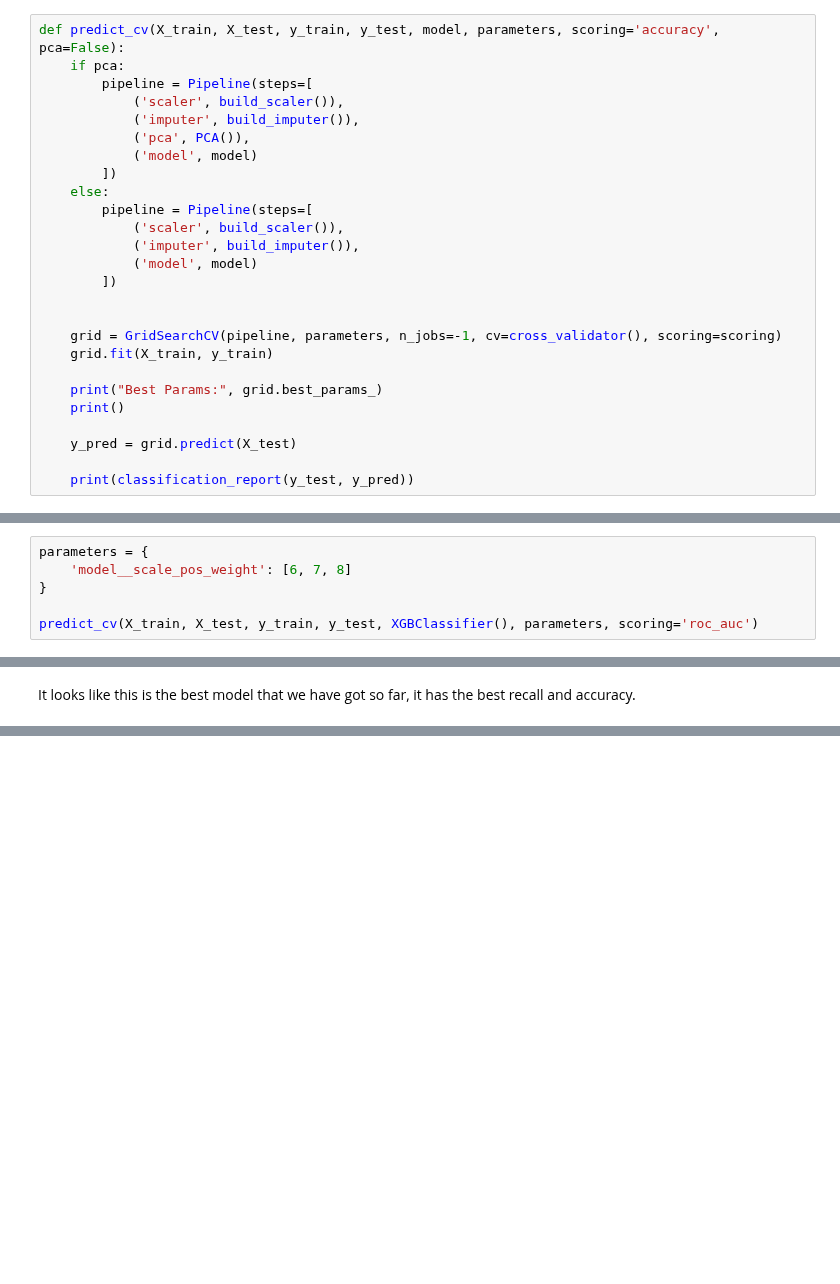
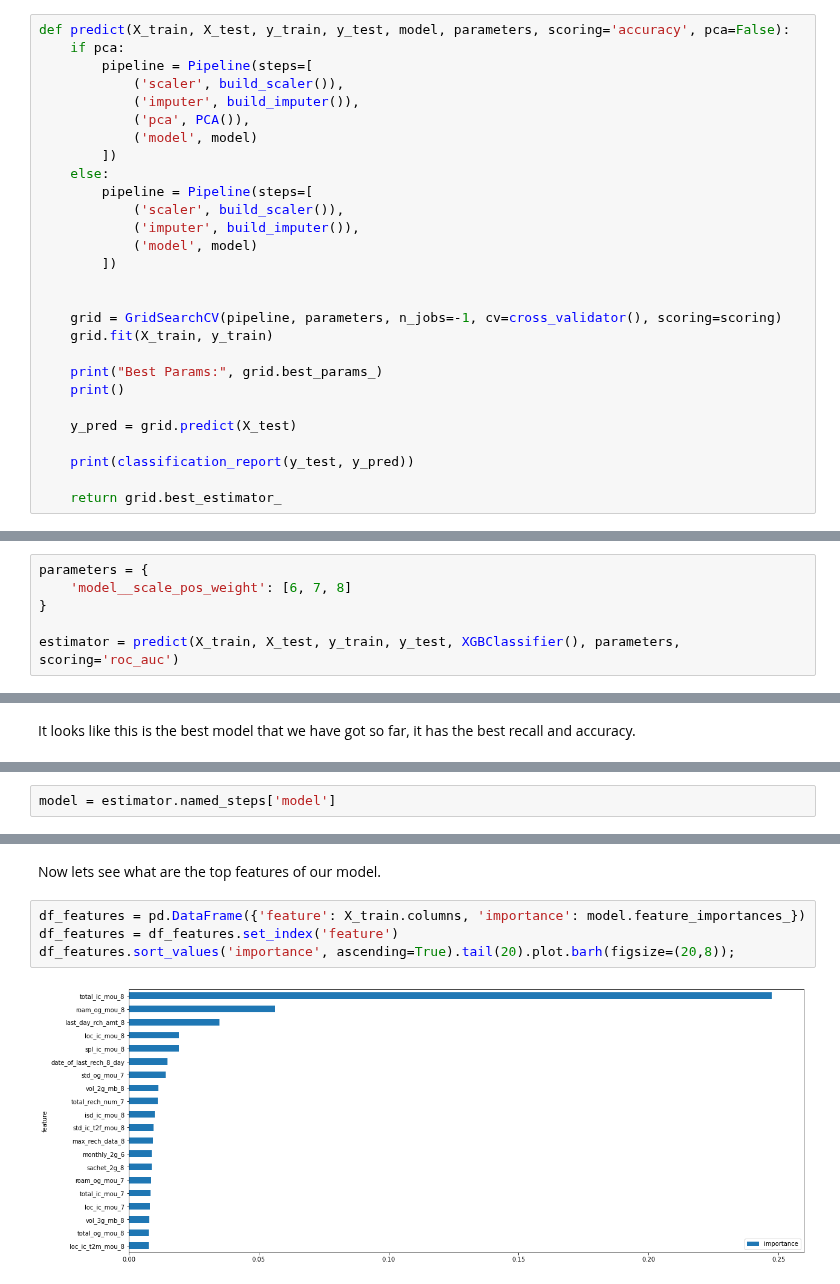
Before and after one commit to hendrauzia/ljmu-tccs, a Jupyter notebook: code/Telecom Churn Case Study.ipynb, the cells around one changed output, grey strips where cells are left out. Drawn from its saved outputs; the diff is of its cells as text; blank space fills up the shorter version.

Commit message:
Add model evaluation.

```diff
--- a/code/Telecom Churn Case Study.ipynb
+++ b/code/Telecom Churn Case Study.ipynb
@@ -570,7 +571,7 @@ def cross_validator():
 # %% [markdown]
 Hyperparameter tuning will be done by using GridSearchCV in combination with cross validation using StratifiedKFold, the parameters being tuned will be passed from each section, therefore we can have a flexible hyperparameter tuning for each model.
 # %%
-def predict_cv(X_train, X_test, y_train, y_test, model, parameters, scoring='accuracy', pca=False):
+def predict(X_train, X_test, y_train, y_test, model, parameters, scoring='accuracy', pca=False):
     if pca:
         pipeline = Pipeline(steps=[
             ('scaler', build_scaler()),
@@ -595,6 +596,8 @@ def predict_cv(X_train, X_test, y_train, y_test, model, parameters, scoring='acc
     y_pred = grid.predict(X_test)
 
     print(classification_report(y_test, y_pred))
+
+    return grid.best_estimator_
 # %% [markdown]
 ## 3.2. Model Building
 # %% [markdown]
@@ -852,7 +899,7 @@ parameters = {
     'model__scale_pos_weight': [6, 7, 8]
 }
 
-predict_cv(X_train, X_test, y_train, y_test, XGBClassifier(), parameters, scoring='roc_auc')
+estimator = predict(X_train, X_test, y_train, y_test, XGBClassifier(), parameters, scoring='roc_auc')
 # %% [output]
 Best Params: {'model__scale_pos_weight': 6}
 
@@ -868,0 +924,2 @@ It looks like this is the best model that we have got so far, it has the best re
+# %%
+model = estimator.named_steps['model']
@@ -868,0 +928,8 @@ It looks like this is the best model that we have got so far, it has the best re
+# %% [markdown]
+Now lets see what are the top features of our model.
+# %%
+df_features = pd.DataFrame({'feature': X_train.columns, 'importance': model.feature_importances_})
+df_features = df_features.set_index('feature')
+df_features.sort_values('importance', ascending=True).tail(20).plot.barh(figsize=(20,8));
+# %% [output]
+[figure, added]
```
Also changed, not shown: parts of 29 cells of this notebook.
